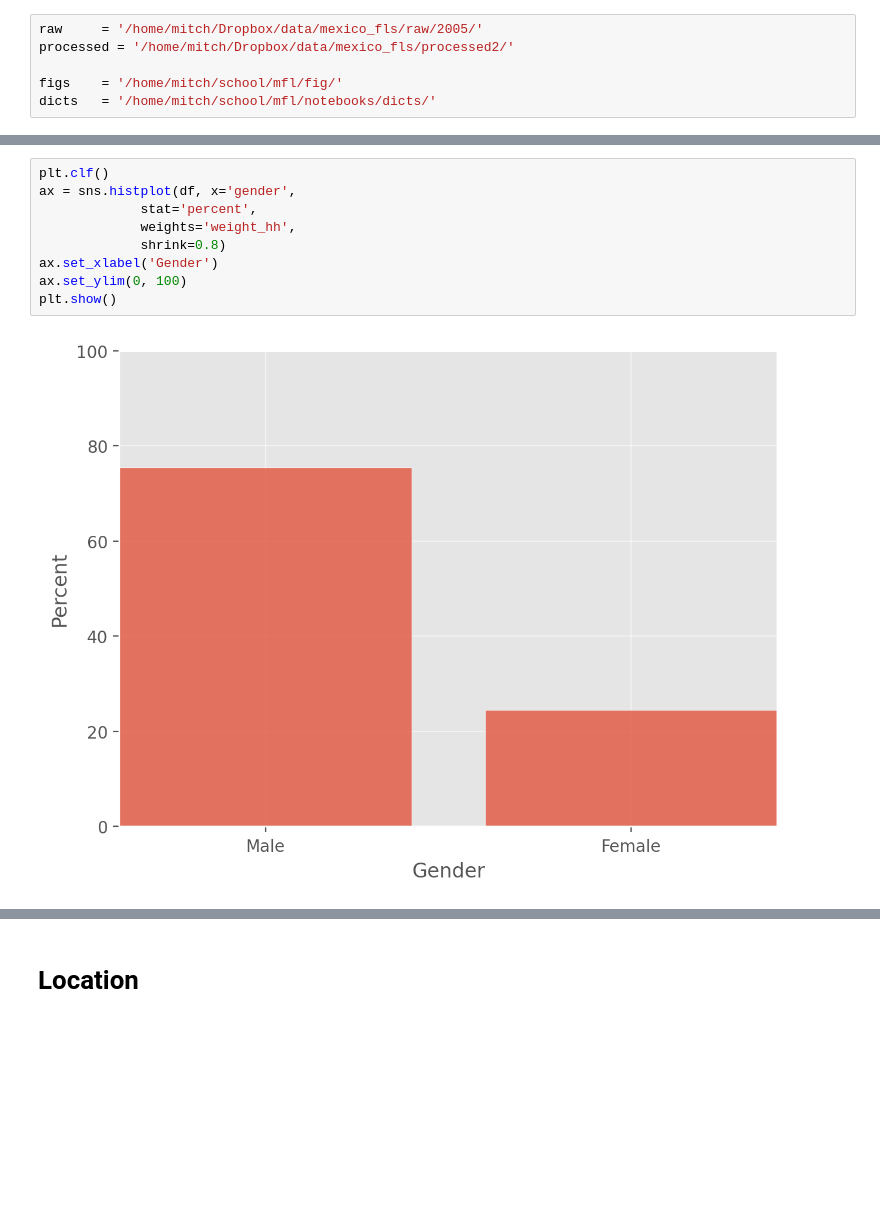
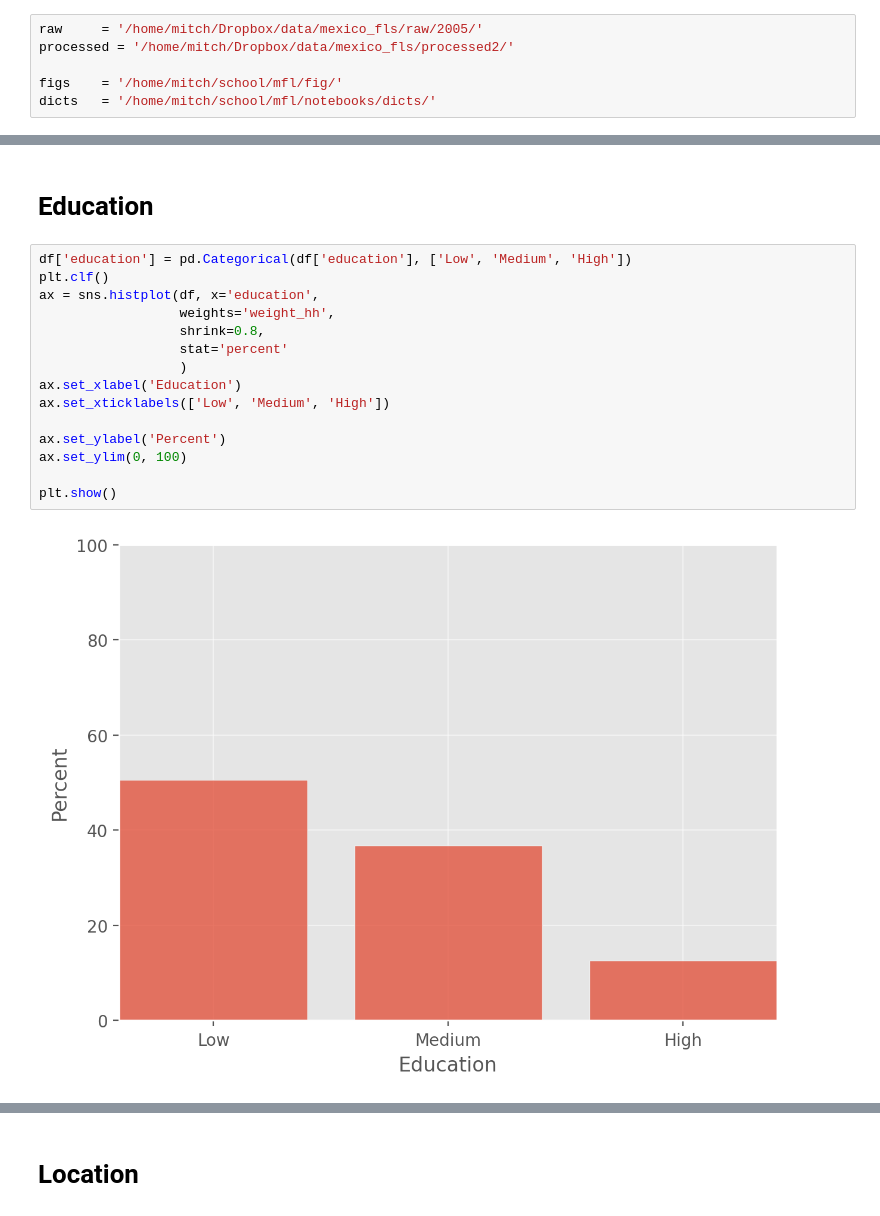
Before and after one commit to mjv2146/access-to-financial-markets, a Jupyter notebook: notebooks2/2005/03_demographics.ipynb, the cells around one changed output, grey strips where cells are left out. Cells and saved outputs as stored; diff of their text form; blank space fills up the shorter version.

```diff
--- a/notebooks2/2005/03_demographics.ipynb
+++ b/notebooks2/2005/03_demographics.ipynb
@@ -38,11 +46,19 @@ df
+# %% [markdown]
+# Education
 # %%
+df['education'] = pd.Categorical(df['education'], ['Low', 'Medium', 'High'])
 plt.clf()
-ax = sns.histplot(df, x='gender',
-             stat='percent',
-             weights='weight_hh',
-             shrink=0.8)
-ax.set_xlabel('Gender')
+ax = sns.histplot(df, x='education',
+                  weights='weight_hh',
+                  shrink=0.8,
+                  stat='percent'
+                  )
+ax.set_xlabel('Education')
+ax.set_xticklabels(['Low', 'Medium', 'High'])
+
+ax.set_ylabel('Percent')
 ax.set_ylim(0, 100)
+
 plt.show()
 # %% [output]
-[figure, old version]
+[figure, new version]
```
Also changed, not shown: parts of 24 cells of this notebook, 6 other files.
